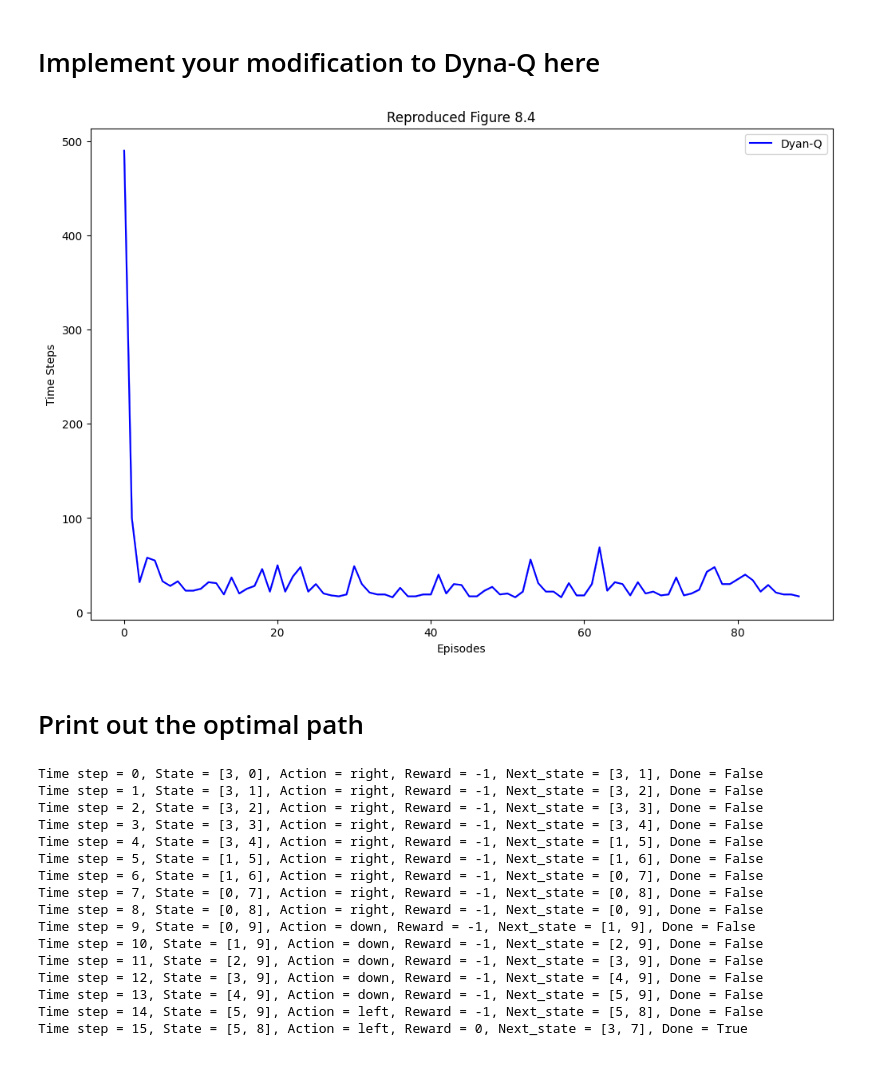
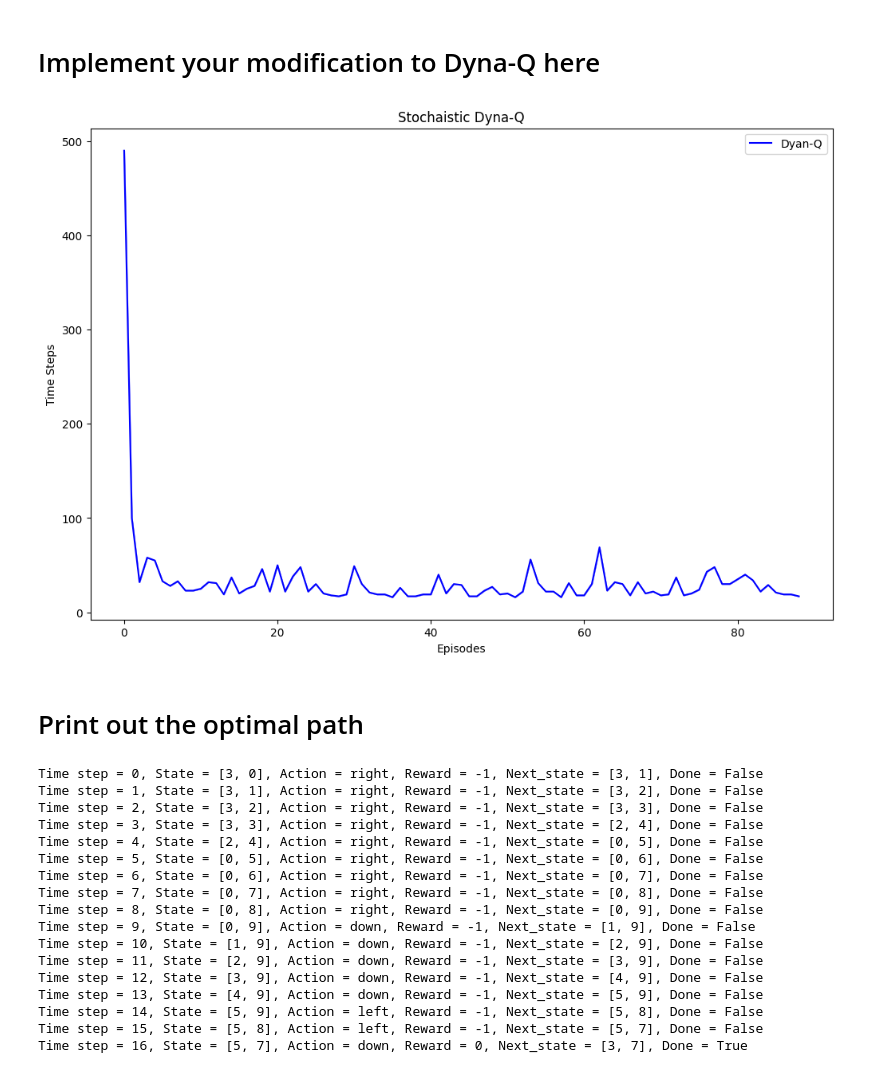
Before and after one commit to arjunjyothieswarb/CS5180, a Jupyter notebook: Assignment6/ex6.ipynb, the cells around one changed output. Saved outputs shown, nothing was run; the diff lists cells and outputs as text; code cells hidden in the pictures.

```diff
--- a/Assignment6/ex6.ipynb
+++ b/Assignment6/ex6.ipynb
@@ -798,7 +798,7 @@ if __name__ == "__main__":
     plot_curves([np.array(results_dyna_q), np.array(results_dyna_q_plus), np.array(results_dyna_q_plus_fn)],
                 ["Dyan-Q", "Dyna-Q+ no footnote", "Dyna-Q+ with footnote"],
                 ["b", "g", "r"],
-                "Cumulative reward", "Reproduced Figure 8.4")
+                "Cumulative reward", "Reproduced Figure 8.5")
 # %% [output]
 [figure]
 # %% [markdown]
@@ -1107,27 +1107,27 @@ run_trial_num = 1
 
 """ Run Dyna-Q
 """
-results_dyna_q = []
+results_mod_dyna_q = []
 for r in tqdm.trange(run_trial_num):
     # create the environment
     my_env = StochasticWindyGridWorld()
 
     # create the agent for Dyna-Q
-    dyna_q_agent = TabularModifiedDynaQAgent(my_env, params)
-    result = dyna_q_agent.run()
+    mod_dyna_q_agent = TabularModifiedDynaQAgent(my_env, params)
+    result = mod_dyna_q_agent.run()
 
-    results_dyna_q.append(result)
+    results_mod_dyna_q.append(result)
 # %%
 # res = []
 # for r in range(run_trial_num):
     # res.append(np.array(results_dyna_q[r]))
 
-plot_curves2([np.array(results_dyna_q)],
+plot_curves2([np.array(results_mod_dyna_q)],
             ["Dyan-Q"],
             ["b"],
-            "Time Steps", "Reproduced Figure 8.4")
+            "Time Steps", "Stochaistic Dyna-Q")
 # %% [output]
-[figure, old version]
+[figure, new version]
 # %% [markdown]
 # Print out the optimal path
 # %%
@@ -1153,7 +1153,7 @@ def get_greedy_policy(env, state, Q):
 # we suggest you to inherit the Dyna-Q above and only modify some methods to deal with the stochastic env.
 # Assign the learned object of the modified Dyna-Q to Q. You will have the flexibility to render indices and
 # render Q values, which is an attribute in the object.
-Q = dyna_q_agent.q_table
+Q = mod_dyna_q_agent.q_table
 
 # create an instance of the env to print the optimal path
 test_env = StochasticWindyGridWorld()
@@ -1186,10 +1186,10 @@ for t in range(1000):
 Time step = 0, State = [3, 0], Action = right, Reward = -1, Next_state = [3, 1], Done = False
 Time step = 1, State = [3, 1], Action = right, Reward = -1, Next_state = [3, 2], Done = False
 Time step = 2, State = [3, 2], Action = right, Reward = -1, Next_state = [3, 3], Done = False
-Time step = 3, State = [3, 3], Action = right, Reward = -1, Next_state = [3, 4], Done = False
-Time step = 4, State = [3, 4], Action = right, Reward = -1, Next_state = [1, 5], Done = False
-Time step = 5, State = [1, 5], Action = right, Reward = -1, Next_state = [1, 6], Done = False
-Time step = 6, State = [1, 6], Action = right, Reward = -1, Next_state = [0, 7], Done = False
+Time step = 3, State = [3, 3], Action = right, Reward = -1, Next_state = [2, 4], Done = False
+Time step = 4, State = [2, 4], Action = right, Reward = -1, Next_state = [0, 5], Done = False
+Time step = 5, State = [0, 5], Action = right, Reward = -1, Next_state = [0, 6], Done = False
+Time step = 6, State = [0, 6], Action = right, Reward = -1, Next_state = [0, 7], Done = False
 Time step = 7, State = [0, 7], Action = right, Reward = -1, Next_state = [0, 8], Done = False
 Time step = 8, State = [0, 8], Action = right, Reward = -1, Next_state = [0, 9], Done = False
 Time step = 9, State = [0, 9], Action = down, Reward = -1, Next_state = [1, 9], Done = False
@@ -1198,4 +1198,5 @@ Time step = 11, State = [2, 9], Action = down, Reward = -1, Next_state = [3, 9],
 Time step = 12, State = [3, 9], Action = down, Reward = -1, Next_state = [4, 9], Done = False
 Time step = 13, State = [4, 9], Action = down, Reward = -1, Next_state = [5, 9], Done = False
 Time step = 14, State = [5, 9], Action = left, Reward = -1, Next_state = [5, 8], Done = False
-Time step = 15, State = [5, 8], Action = left, Reward = 0, Next_state = [3, 7], Done = True
+Time step = 15, State = [5, 8], Action = left, Reward = -1, Next_state = [5, 7], Done = False
+Time step = 16, State = [5, 7], Action = down, Reward = 0, Next_state = [3, 7], Done = True
```
